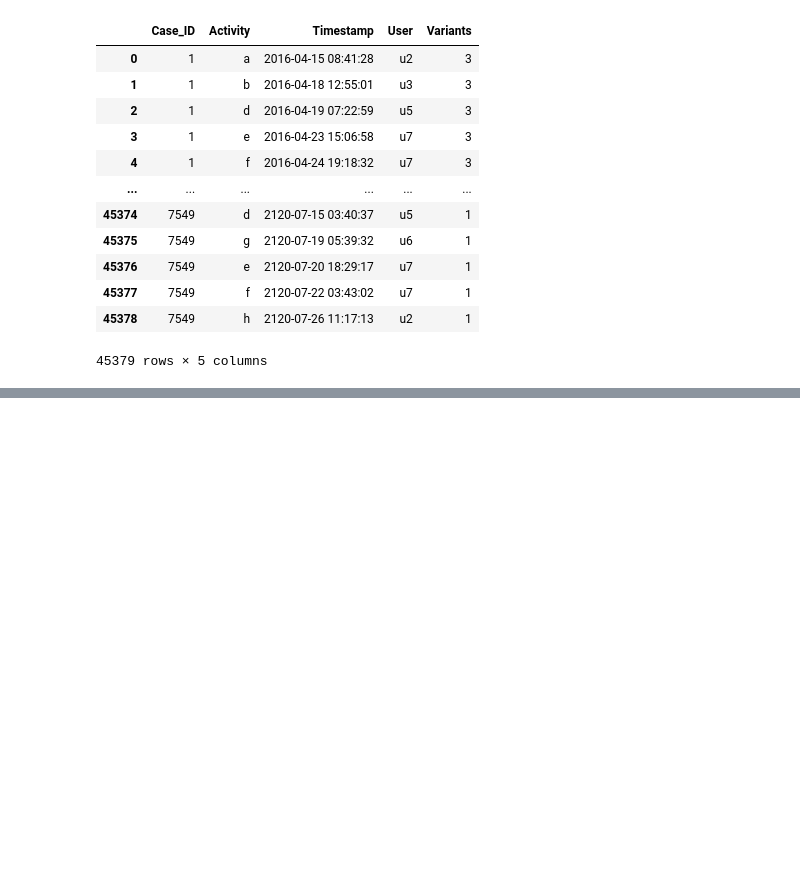
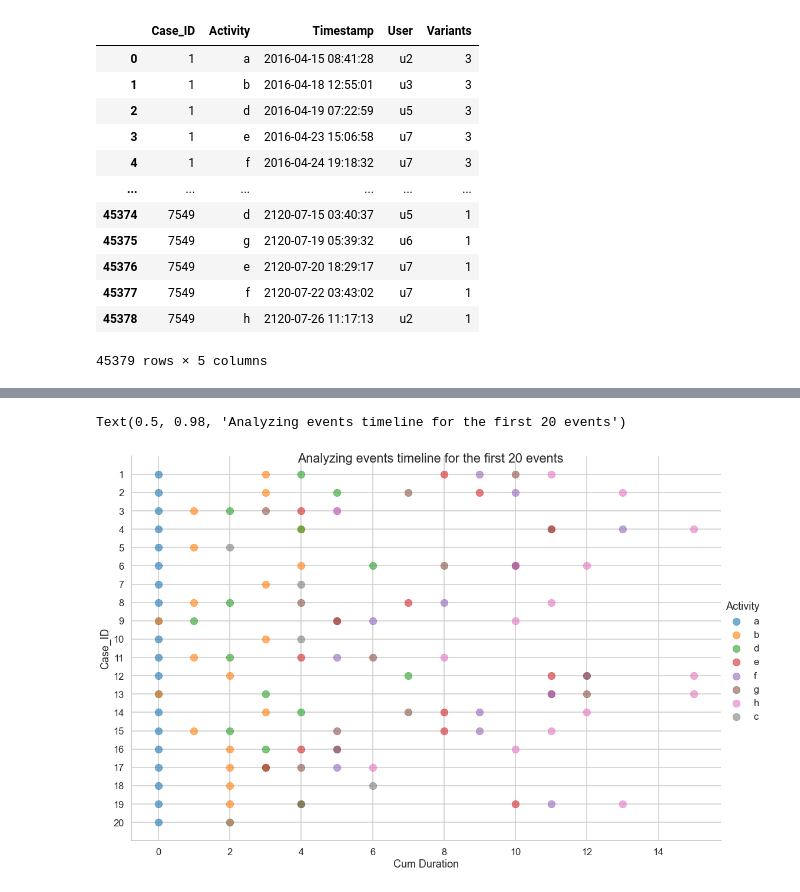
Before and after one commit to nkwachiabel/Process-Mining-A-Primer, a Jupyter notebook: Process Mining 3.ipynb, the cells around one changed output, grey strips where cells are left out. Saved outputs shown, nothing was run; the diff lists cells and outputs as text; code cells hidden in the pictures; blank space fills up the shorter version.

Commit message:
Updated the relative activity chart

```diff
--- a/Process Mining 3.ipynb
+++ b/Process Mining 3.ipynb
@@ -335,0 +478,13 @@ df_variants_4 = df_variants[df_variants['Variants'] == 4]
+# %%
+# Relative duration of activities
+
+rdoa = df_node.copy()
+rdoa = rdoa[['Case_ID','Activity','Timestamp']]
+rdoa['Timestamp'] = pd.to_datetime(rdoa['Timestamp'])
+# rdoa['Timestamp'] = rdoa['Timestamp'].apply(lambda x: round(x.total_seconds(),0))
+rdoa['Cum Duration'] = rdoa.groupby(['Case_ID'])['Timestamp'].transform(lambda x: (x-x.iloc[0]).dt.total_seconds())
+rdoa['Cum Duration'] = round(rdoa['Cum Duration']/86400,0)
+rdoa = rdoa[rdoa['Case_ID'] <= 20]
+
+
+rdoa
@@ -335,0 +505,9 @@ df_variants_4 = df_variants[df_variants['Variants'] == 4]
+# %%
+sns.set_style('whitegrid')
+sns.set_context('talk')
+relactivity_plot = sns.lmplot(x='Cum Duration',y='Case_ID', data=rdoa, hue='Activity',height=10, aspect=1.5,fit_reg=False, scatter_kws={'s':150, 'alpha':0.6})
+relactivity_plot.set(ylim=(max(rdoa['Case_ID'])+1,0), yticks=(rdoa['Case_ID']).unique())
+relactivity_plot.fig.suptitle('Analyzing events timeline for the first 20 events')
+# %% [output]
+Text(0.5, 0.98, 'Analyzing events timeline for the first 20 events')
+[figure, added]
```
Also changed, not shown: parts of 7 cells of this notebook.
